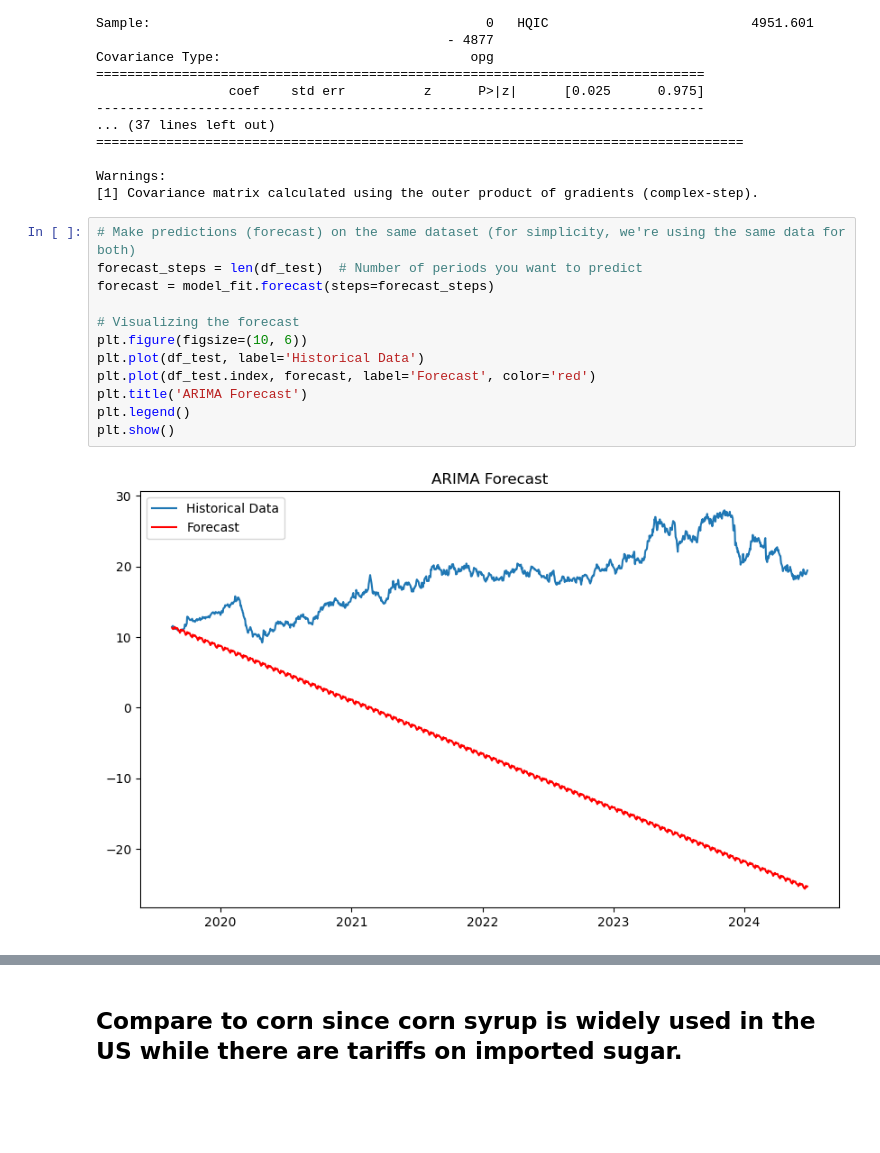
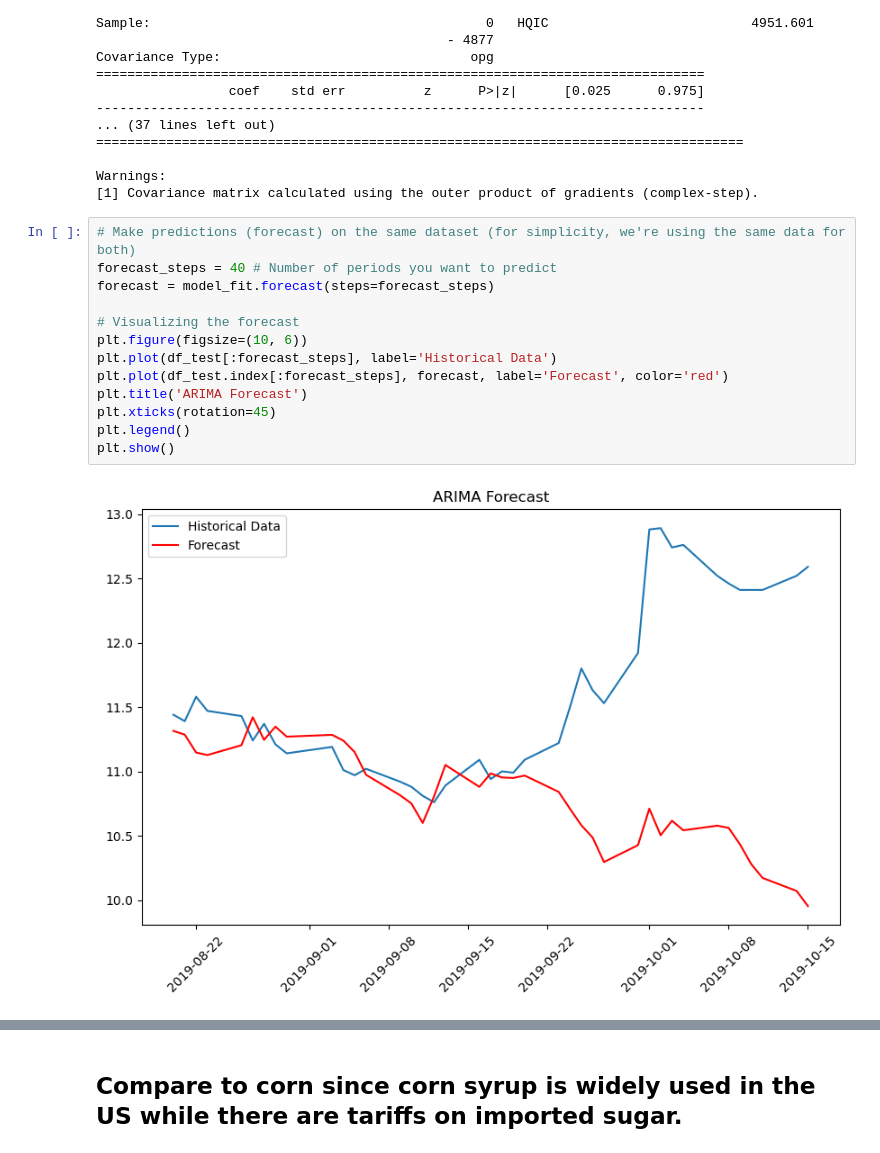
Before and after one commit to TianhaoW/ErdosAgriDerivPredict, a Jupyter notebook: notebooks/sugar_EDA.ipynb, the cells around one changed output, grey strips where cells are left out. Drawn from its saved outputs; the diff is of its cells as text; blank space fills up the shorter version.

```diff
--- a/notebooks/sugar_EDA.ipynb
+++ b/notebooks/sugar_EDA.ipynb
@@ -200,15 +200,16 @@ Warnings:
 [1] Covariance matrix calculated using the outer product of gradients (complex-step).
 # %%
 # Make predictions (forecast) on the same dataset (for simplicity, we're using the same data for both)
-forecast_steps = len(df_test)  # Number of periods you want to predict
+forecast_steps = 40 # Number of periods you want to predict
 forecast = model_fit.forecast(steps=forecast_steps)
 
 # Visualizing the forecast
 plt.figure(figsize=(10, 6))
-plt.plot(df_test, label='Historical Data')
-plt.plot(df_test.index, forecast, label='Forecast', color='red')
+plt.plot(df_test[:forecast_steps], label='Historical Data')
+plt.plot(df_test.index[:forecast_steps], forecast, label='Forecast', color='red')
 plt.title('ARIMA Forecast')
+plt.xticks(rotation=45)
 plt.legend()
 plt.show()
 # %% [output]
-[figure, old version]
+[figure, new version]
```
Also changed, not shown: parts of 2 cells of this notebook.
